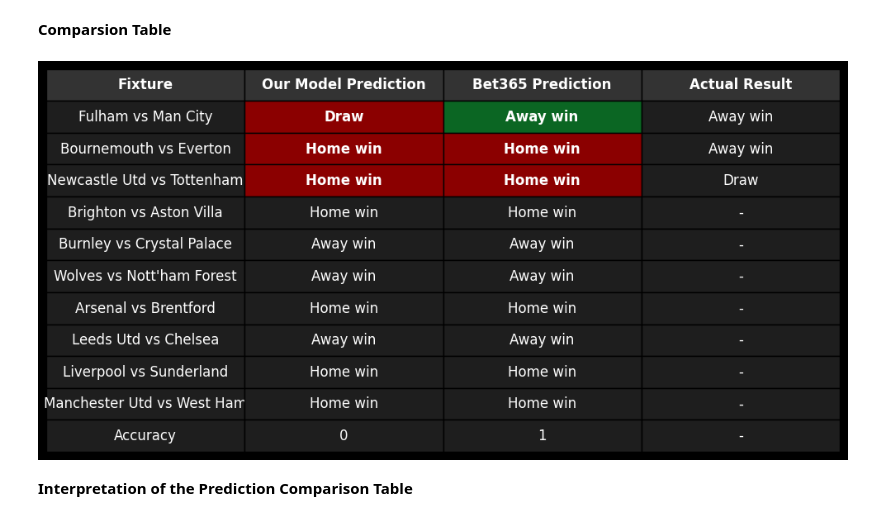
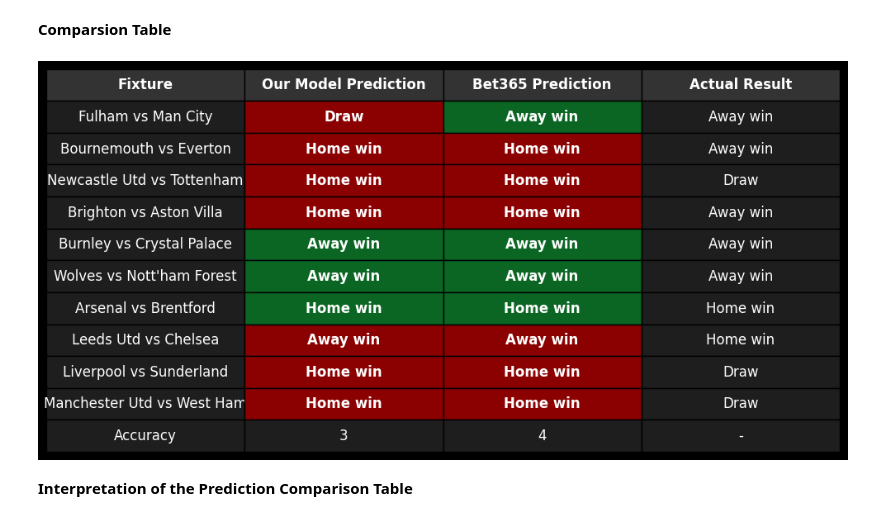
Before and after one commit to renedapon/eplpredictor, a Jupyter notebook: ResultsConclusion/PredictionsOutcomeComparisonGW14.ipynb, the cells around one changed output. Cells and saved outputs as stored; diff of their text form; code cells hidden in the pictures.

```diff
--- a/ResultsConclusion/PredictionsOutcomeComparisonGW14.ipynb
+++ b/ResultsConclusion/PredictionsOutcomeComparisonGW14.ipynb
@@ -59,18 +59,18 @@ fixtures = [
 model_pred = [
     "Draw", "Home win", "Home win", "Home win", "Away win",
     "Away win", "Home win", "Away win", "Home win", "Home win",
-    "0"
+    "3"
 ]
 
 bet365_pred = [
     "Away win", "Home win", "Home win", "Home win", "Away win",
     "Away win", "Home win", "Away win", "Home win", "Home win",
-    "1"
+    "4"
 ]
 
 actual = [
-    "Away win", "Away win", "Draw", "-", "-", "-",
-    "-", "-", "-", "-",
+    "Away win", "Away win", "Draw", "Away win", "Away win", "Away win",
+    "Home win", "Home win", "Draw", "Draw",
     "-"
 ]
 
@@ -104,34 +104,34 @@ for (row, col), cell in table.get_celld().items():
     if col == 1:
         pred = model_pred[fixture_idx]
         if true == "-":
             cell.set_facecolor("#1E1E1E")
         elif pred == true:
             cell.set_facecolor("#0B6623")
             cell.set_text_props(color="white", weight="bold")
         else:
             cell.set_facecolor("#8B0000")
             cell.set_text_props(color="white", weight="bold")
 
     if col == 2:
         pred = bet365_pred[fixture_idx]
         if true == "-":
             cell.set_facecolor("#1E1E1E")
         elif pred == true:
             cell.set_facecolor("#0B6623")
             cell.set_text_props(color="white", weight="bold")
         else:
             cell.set_facecolor("#8B0000")
             cell.set_text_props(color="white", weight="bold")
 
 table.auto_set_font_size(False)
 table.set_fontsize(12)
 table.scale(1, 2)
 
 plt.tight_layout()
 plt.savefig("gw14_predictions_table.png", dpi=300, bbox_inches="tight", facecolor=fig.get_facecolor())
 plt.show()
 # %% [output]
-[figure, old version]
+[figure, new version]
 # %% [markdown]
 **Interpretation of the Prediction Comparison Table**
 # %% [markdown]
```
Also changed, not shown: parts of 1 cell of this notebook, 1 other file.
